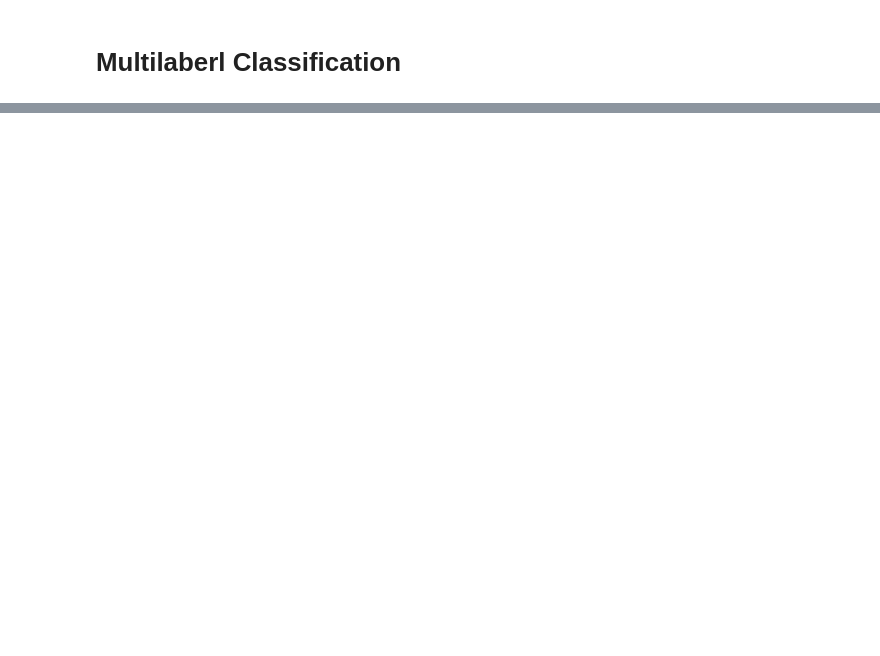
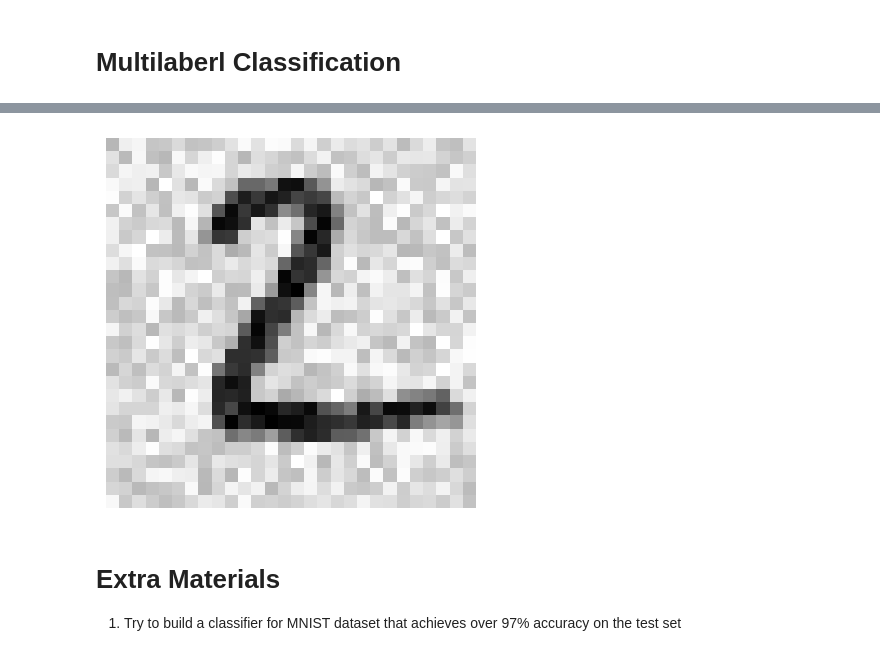
Before and after one commit to kaihyperion/MNIST-Classification, a Jupyter notebook: classifcation.ipynb, the cells around one changed output, grey strips where cells are left out. Saved outputs shown, nothing was run; the diff lists cells and outputs as text; code cells hidden in the pictures; blank space fills up the shorter version.

```diff
--- a/classifcation.ipynb
+++ b/classifcation.ipynb
@@ -659,0 +748,8 @@ ZeroDivisionError: division by zero
+# %%
+plot_digit(X_test_mod[1])
+# %% [output]
+[figure, added]
+# %% [markdown]
+# Extra Materials
+
+1. Try to build a classifier for MNIST dataset that achieves over 97% accuracy on the test set
```
Also changed, not shown: parts of 26 cells of this notebook, 5 other files.
